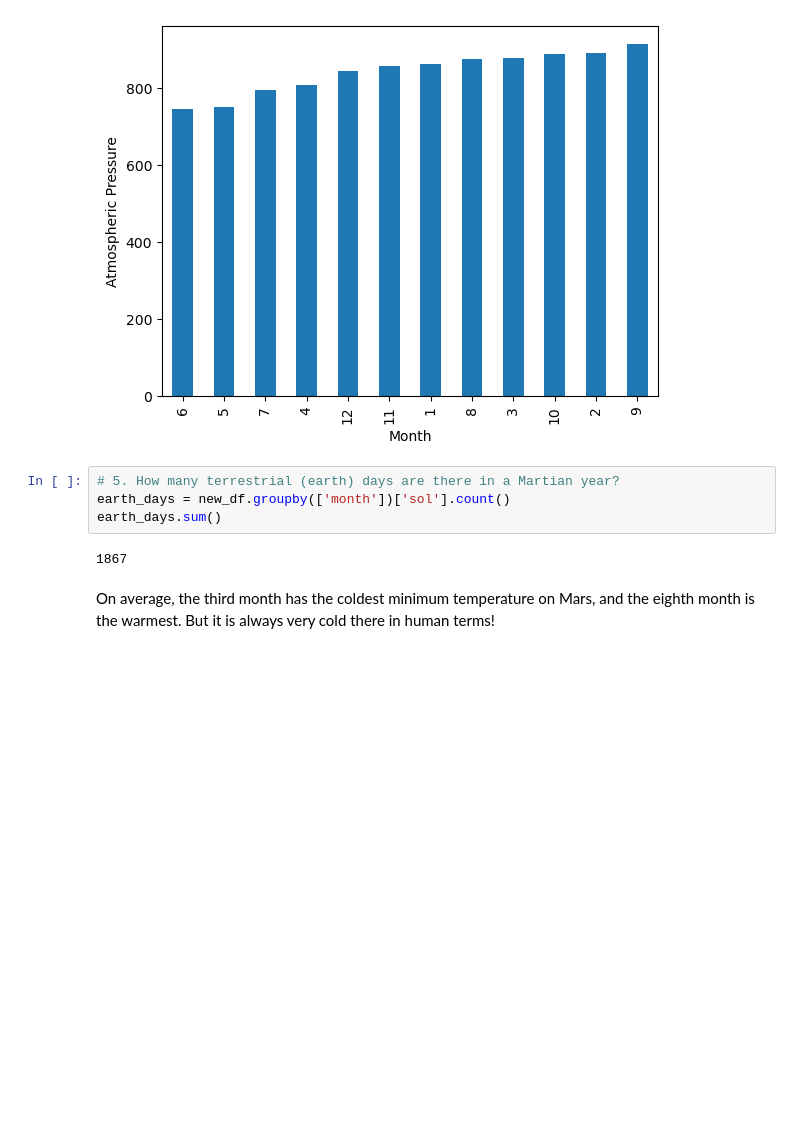
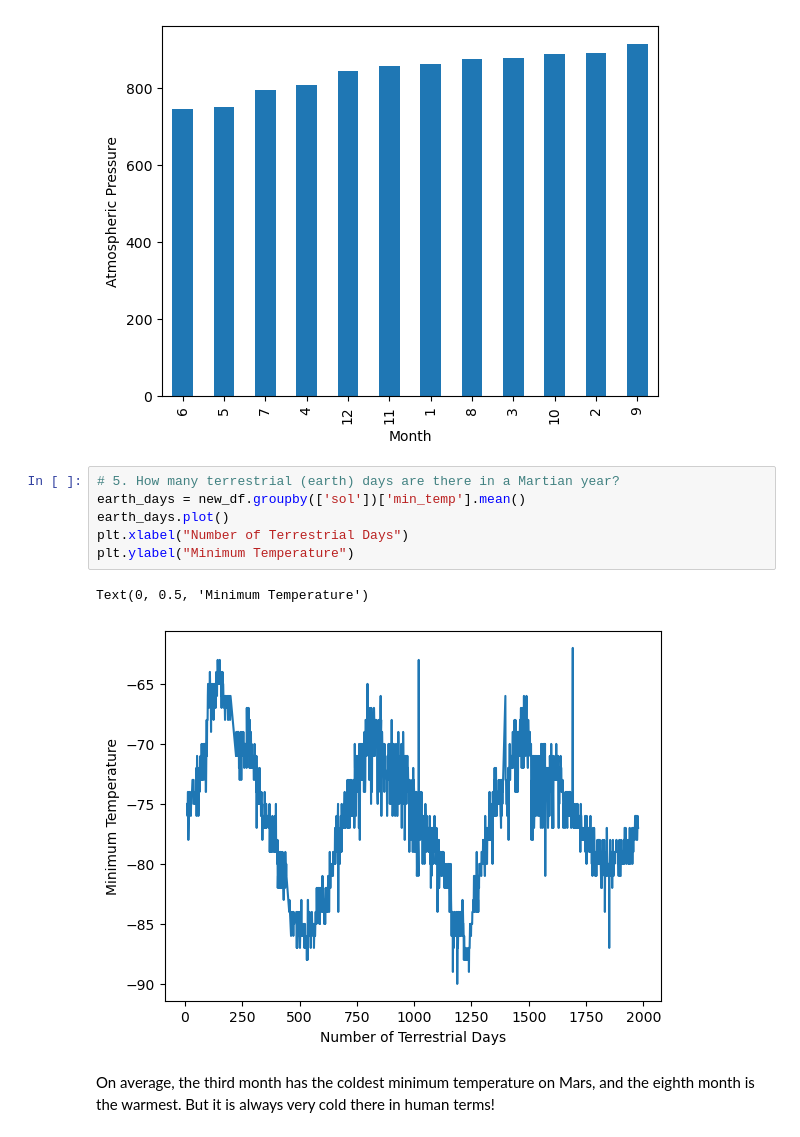
Before and after one commit to MSheehy90/Module_11_Challenge, a Jupyter notebook: part_2_mars_weather.ipynb, the cells around one changed output. Cells and saved outputs as stored; diff of their text form; blank space fills up the shorter version.

```diff
--- a/part_2_mars_weather.ipynb
+++ b/part_2_mars_weather.ipynb
@@ -256,10 +256,13 @@ Text(0, 0.5, 'Atmospheric Pressure')
 [figure]
 # %%
 # 5. How many terrestrial (earth) days are there in a Martian year?
-earth_days = new_df.groupby(['month'])['sol'].count()
-earth_days.sum()
+earth_days = new_df.groupby(['sol'])['min_temp'].mean()
+earth_days.plot()
+plt.xlabel("Number of Terrestrial Days")
+plt.ylabel("Minimum Temperature")
 # %% [output]
-1867
+Text(0, 0.5, 'Minimum Temperature')
+[figure, added]
 # %% [markdown]
 On average, the third month has the coldest minimum temperature on Mars, and the eighth month is the warmest. But it is always very cold there in human terms!
 # %% [markdown]
```
Also changed, not shown: parts of 1 cell of this notebook.
